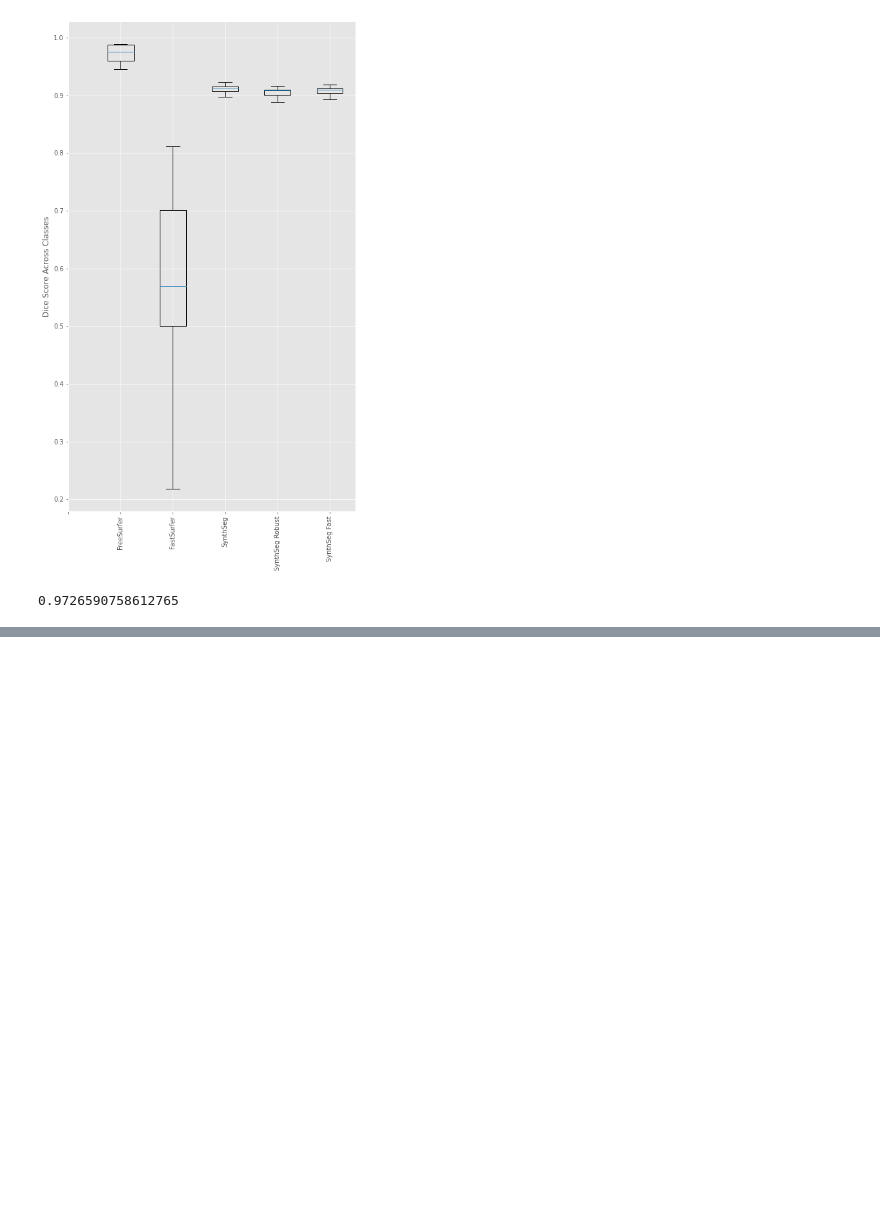
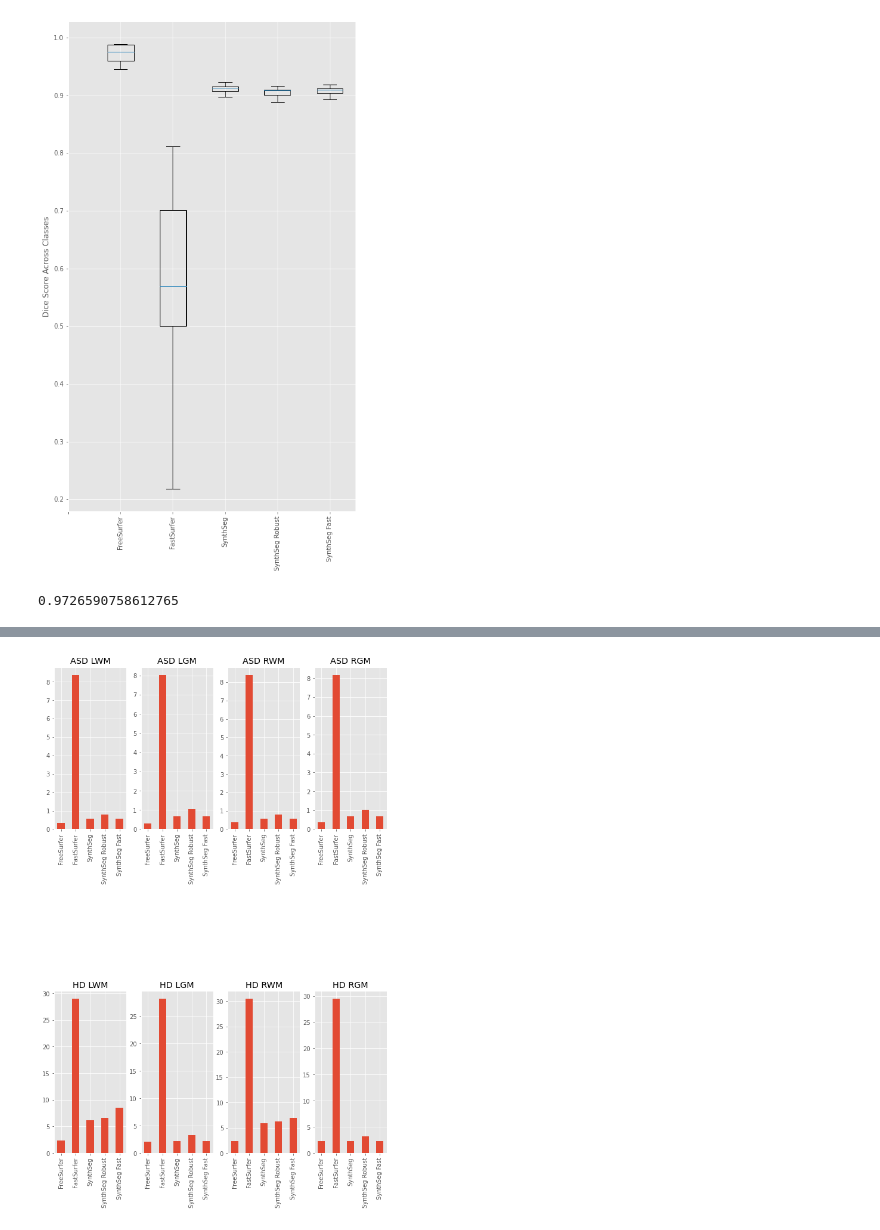
Before and after one commit to Lugges991/mpi_val, a Jupyter notebook: notebooks/final_eval.ipynb, the cells around one changed output, grey strips where cells are left out. Drawn from its saved outputs; the diff is of its cells as text; code cells hidden in the pictures; blank space fills up the shorter version.

```diff
--- a/notebooks/final_eval.ipynb
+++ b/notebooks/final_eval.ipynb
@@ -20,3 +26,9 @@ fast_df = pd.read_csv("../results/synthseg_fast_results.csv")
+# %%
+freesurfer_df = asd_hd_str_to_arr(freesurfer_df)
+fastsurfer_df = asd_hd_str_to_arr(fastsurfer_df)
+ss_df = asd_hd_str_to_arr(ss_df)
+rob_df = asd_hd_str_to_arr(rob_df)
+fast_df = asd_hd_str_to_arr(fast_df)
 # %% [markdown]
 Tissue classes:
 
@@ -87,0 +119,6 @@ def create_df_with_all_values(df):
+# %%
+freesurfer_df_all = create_df_with_all_values(freesurfer_df)
+fastsurfer_df_all = create_df_with_all_values(fastsurfer_df)
+ss_df_all = create_df_with_all_values(ss_df)
+rob_df_all = create_df_with_all_values(rob_df)
+fast_df_all = create_df_with_all_values(fast_df)
@@ -87,0 +189,46 @@ def create_df_with_all_values(df):
+# %%
+labels = ["FreeSurfer", "FastSurfer", "SynthSeg", "SynthSeg Robust", "SynthSeg Fast"]
+x = np.arange(len(labels))
+width = 0.5
+# %%
+
+fig, axs = plt.subplots(2, 4, figsize=(10,15))
+fig.subplots_adjust(hspace=1)
+
+axs[0,0].bar(x=x, height=asd_lwm_means, width=width)
+axs[0,0].set_xticks(ticks=x, labels=labels, rotation="vertical")
+axs[0,0].set_title("ASD LWM")
+
+axs[0,1].bar(x=x, height=asd_lgm_means, width=width)
+axs[0,1].set_xticks(ticks=x, labels=labels, rotation="vertical")
+axs[0,1].set_title("ASD LGM")
+
+axs[0,2].bar(x=x, height=asd_rwm_means, width=width)
+axs[0,2].set_xticks(ticks=x, labels=labels, rotation="vertical")
+axs[0,2].set_title("ASD RWM")
+
+axs[0,3].bar(x=x, height=asd_rgm_means, width=width)
+axs[0,3].set_xticks(ticks=x, labels=labels, rotation="vertical")
+axs[0,3].set_title("ASD RGM")
+
+
+axs[1,0].bar(x=x, height=hd_lwm_means, width=width)
+axs[1,0].set_xticks(ticks=x, labels=labels, rotation="vertical")
+axs[1,0].set_title("HD LWM")
+
+axs[1,1].bar(x=x, height=hd_lgm_means, width=width)
+axs[1,1].set_xticks(ticks=x, labels=labels, rotation="vertical")
+axs[1,1].set_title("HD LGM")
+
+axs[1,2].bar(x=x, height=hd_rwm_means, width=width)
+axs[1,2].set_xticks(ticks=x, labels=labels, rotation="vertical")
+axs[1,2].set_title("HD RWM")
+
+axs[1,3].bar(x=x, height=hd_rgm_means, width=width)
+axs[1,3].set_xticks(ticks=x, labels=labels, rotation="vertical")
+axs[1,3].set_title("HD RGM")
+
+plt.savefig("./asd_hd_bars.png")
+plt.show()
+# %% [output]
+[figure, added]
```
Also changed, not shown: parts of 18 cells of this notebook, 7 other files.
